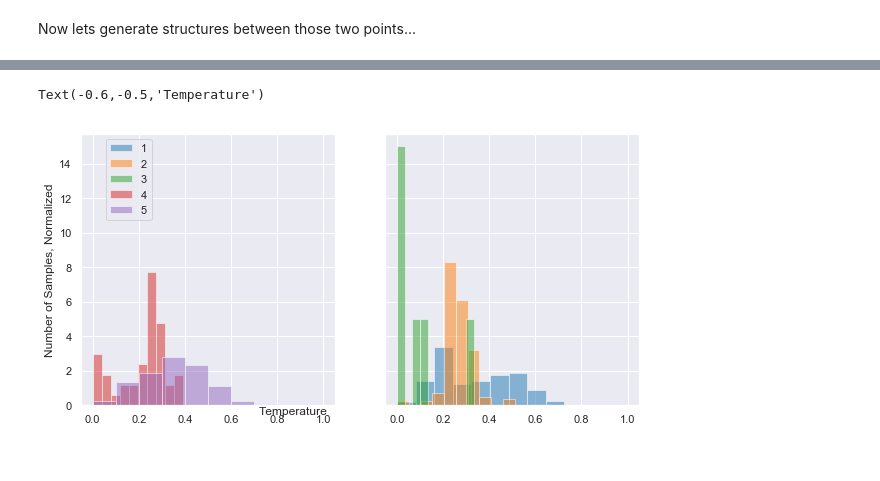
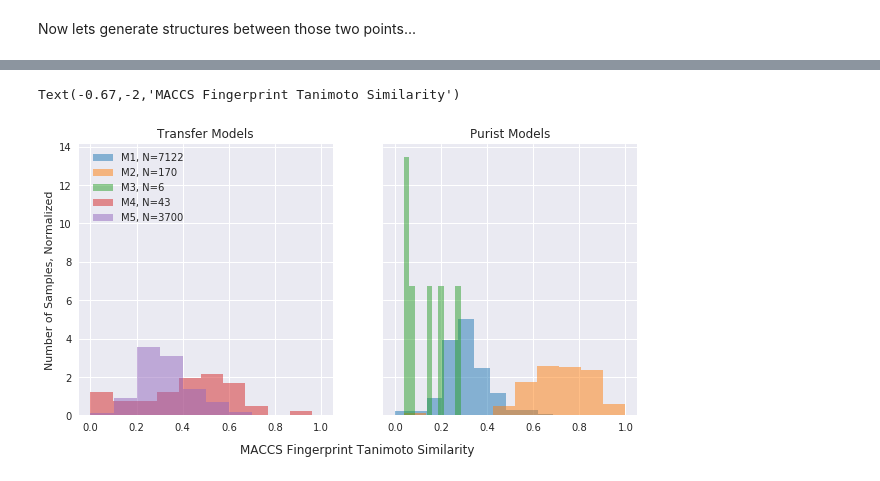
Before and after one commit to jameslee97/adaptive_learning_mixtures, a Jupyter notebook: notebooks/5_compare_vae.ipynb, the cells around one changed output, grey strips where cells are left out. Cells and saved outputs as stored; diff of their text form; code cells hidden in the pictures.

```diff
--- a/notebooks/5_compare_vae.ipynb
+++ b/notebooks/5_compare_vae.ipynb
@@ -231,14 +271,14 @@ ax1 = fig.add_subplot(111)
 for i in range(len(categories)):
     x = np.sum(np.dot(pca.components_[0,i],z[i,:]))
     y = np.sum(np.dot(pca.components_[1,i],z[i,:]))
-    if y >0.4:
-        print(i)
     if i == 181:
         ax1.plot(x, y, linestyle='', marker='s',
                  color=coldic[categories[i]], markersize=24, label=categories[i])
+        ax1.text(x, y, 'start', fontsize=24)
     if i == 242:
         ax1.plot(x, y, linestyle='', marker='^',
                  color=coldic[categories[i]], markersize=24, label=categories[i])
+        ax1.text(x, y, 'stop', fontsize=24)
     ax1.plot(x, y, linestyle='', marker='.',
              color=coldic[categories[i]], markersize=12, label=categories[i])
 
@@ -456,8 +368,9 @@ dfs = [df1, df2, df3, df4, df5]
 # %%
 fig = plt.figure(figsize=(10,5))
 ax = fig.add_subplot(111)
+tab = my_colors()
 for index, df in enumerate(dfs):
-    df['iteration'].plot(label='{}'.format(index+1), ax=ax, loglog=True)
+    df['iteration'].plot(label='{}'.format(index+1), ax=ax, loglog=True, color=next(tab))
 ax.set_ylabel('Sample Attempts')
 ax.set_xlabel('Sanitized Samples')
 # plt.legend()
@@ -488,24 +398,30 @@ from rdkit.Chem import MACCSkeys
 # %%
-seed = Chem.MolFromSmiles(smi)
+seed = Chem.MolFromSmiles('CCCC[n+]1ccc(cc1)C')
 for df in dfs:
-    t_similarities=[]
+    daylight = []
+    maccs = []
     for mol in df['smiles']:
-        ms = [Chem.MolFromSmiles(smi), Chem.MolFromSmiles(mol)]
-#         fps = [MACCSkeys.GenMACCSKeys(x) for x in ms]
-        fps = [FingerprintMols.FingerprintMol(x) for x in ms]
-        t_similarities.append(DataStructs.FingerprintSimilarity(fps[0],fps[1]))
-    df['tanimoto'] = t_similarities
+        ms = [seed, Chem.MolFromSmiles(mol)]
+        fps_maccs = [MACCSkeys.GenMACCSKeys(x) for x in ms]
+        fps_daylight = [FingerprintMols.FingerprintMol(x) for x in ms]
+#         fps = [Chem.rdmolops.RDKFingerprint(x, useHs=False, maxPath=7) for x in ms]
+        daylight.append(DataStructs.FingerprintSimilarity(fps_daylight[0],fps_daylight[1]))
+        maccs.append(DataStructs.FingerprintSimilarity(fps_maccs[0],fps_maccs[1]))
+    df['maccs'] = maccs
+    df['daylight'] = daylight
 # %%
 fig, (ax1, ax2) = plt.subplots(1, 2, figsize=(10,5), sharey=True, sharex=True)
 tab = my_colors()
 for index, df in enumerate(dfs):
     if index < 3:
-        df['tanimoto'].hist(alpha=0.5, label='{}'.format(index+1), normed=True, ax=ax2, color=next(tab))
+        df['daylight'].hist(alpha=0.5, label='M{}, N={}'.format(index+1,df.shape[0]), normed=True, ax=ax2, color=next(tab))
     else:
-        df['tanimoto'].hist(alpha=0.5, label='{}'.format(index+1), normed=True, ax=ax1, color=next(tab))
+        df['daylight'].hist(alpha=0.5, label='M{}, N={}'.format(index+1,df.shape[0]), normed=True, ax=ax1, color=next(tab))
 h1, l1 = ax2.get_legend_handles_labels()
 h2, l2 = ax1.get_legend_handles_labels()
-plt.legend(h1+h2, l1+l2, bbox_to_anchor=(-0.9,1))
+plt.legend(h1+h2, l1+l2, bbox_to_anchor=(-0.75,1))
 ax1.set_ylabel('Number of Samples, Normalized')
-plt.text(-0.6,-0.5,'Temperature',size=12)
+ax1.set_title('Transfer Models')
+ax2.set_title('Purist Models')
+plt.text(-0.67,-2,'Daylight Fingerprint Tanimoto Similarity',size=12)
 # %% [output]
@@ -514,16 +430,18 @@ Text(-0.6,-0.5,'Temperature')
 # %%
 fig, (ax1, ax2) = plt.subplots(1, 2, figsize=(10,5), sharey=True, sharex=True)
 tab = my_colors()
 for index, df in enumerate(dfs):
     if index < 3:
-        df['maccs'].hist(alpha=0.5, label='{}'.format(index+1), normed=True, ax=ax2, color=next(tab))
+        df['maccs'].hist(alpha=0.5, label='M{}, N={}'.format(index+1,df.shape[0]), normed=True, ax=ax2, color=next(tab))
     else:
-        df['maccs'].hist(alpha=0.5, label='{}'.format(index+1), normed=True, ax=ax1, color=next(tab))
+        df['maccs'].hist(alpha=0.5, label='M{}, N={}'.format(index+1,df.shape[0]), normed=True, ax=ax1, color=next(tab))
 h1, l1 = ax2.get_legend_handles_labels()
 h2, l2 = ax1.get_legend_handles_labels()
-plt.legend(h1+h2, l1+l2, bbox_to_anchor=(-0.9,1))
+plt.legend(h1+h2, l1+l2, bbox_to_anchor=(-0.75,1))
 ax1.set_ylabel('Number of Samples, Normalized')
-plt.text(-0.6,-0.5,'Temperature',size=12)
+ax1.set_title('Transfer Models')
+ax2.set_title('Purist Models')
+plt.text(-0.67,-2,'MACCS Fingerprint Tanimoto Similarity',size=12)
 # %% [output]
-Text(-0.6,-0.5,'Temperature')
+Text(-0.67,-2,'MACCS Fingerprint Tanimoto Similarity')
-[figure, old version]
+[figure, new version]
```
Also changed, not shown: parts of 49 cells of this notebook, 4 other files.
